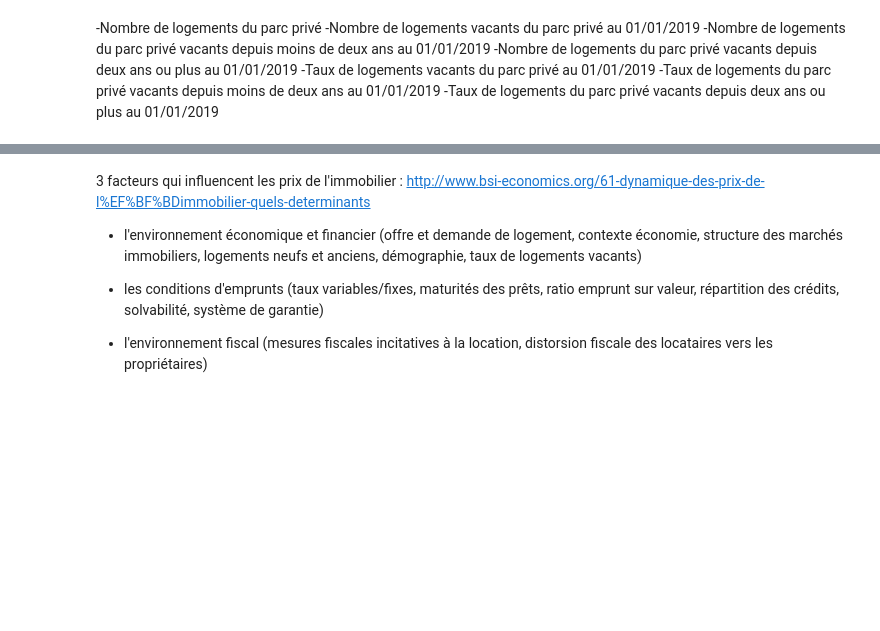
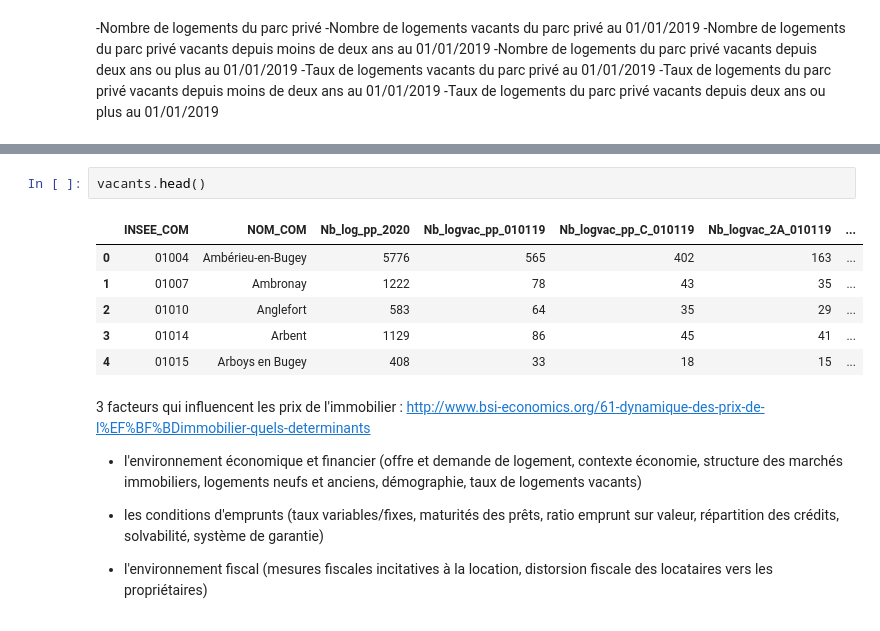
Before and after one commit to victor-kerros/tokenisation-immo, a Jupyter notebook: exploration_autres_data.ipynb, the cells around one changed output, grey strips where cells are left out. Drawn from its saved outputs; the diff is of its cells as text; blank space fills up the shorter version.

```diff
--- a/exploration_autres_data.ipynb
+++ b/exploration_autres_data.ipynb
@@ -278,3 +276,12 @@ ImportError: Missing optional dependency 'openpyxl'.  Use pip or conda to instal
+# %%
+vacants.head()
+# %% [output]
+|  | INSEE_COM | NOM_COM | Nb_log_pp_2020 | Nb_logvac_pp_010119 | Nb_logvac_pp_C_010119 | Nb_logvac_2A_010119 | ... |
+| 0 | 01004 | Ambérieu-en-Bugey | 5776 | 565 | 402 | 163 | ... |
+| 1 | 01007 | Ambronay | 1222 | 78 | 43 | 35 | ... |
+| 2 | 01010 | Anglefort | 583 | 64 | 35 | 29 | ... |
+| 3 | 01014 | Arbent | 1129 | 86 | 45 | 41 | ... |
+| 4 | 01015 | Arboys en Bugey | 408 | 33 | 18 | 15 | ... |
 # %% [markdown]
 3 facteurs qui influencent les prix de l'immobilier : http://www.bsi-economics.org/61-dynamique-des-prix-de-l%EF%BF%BDimmobilier-quels-determinants
 
```
Also changed, not shown: parts of 7 cells of this notebook.
